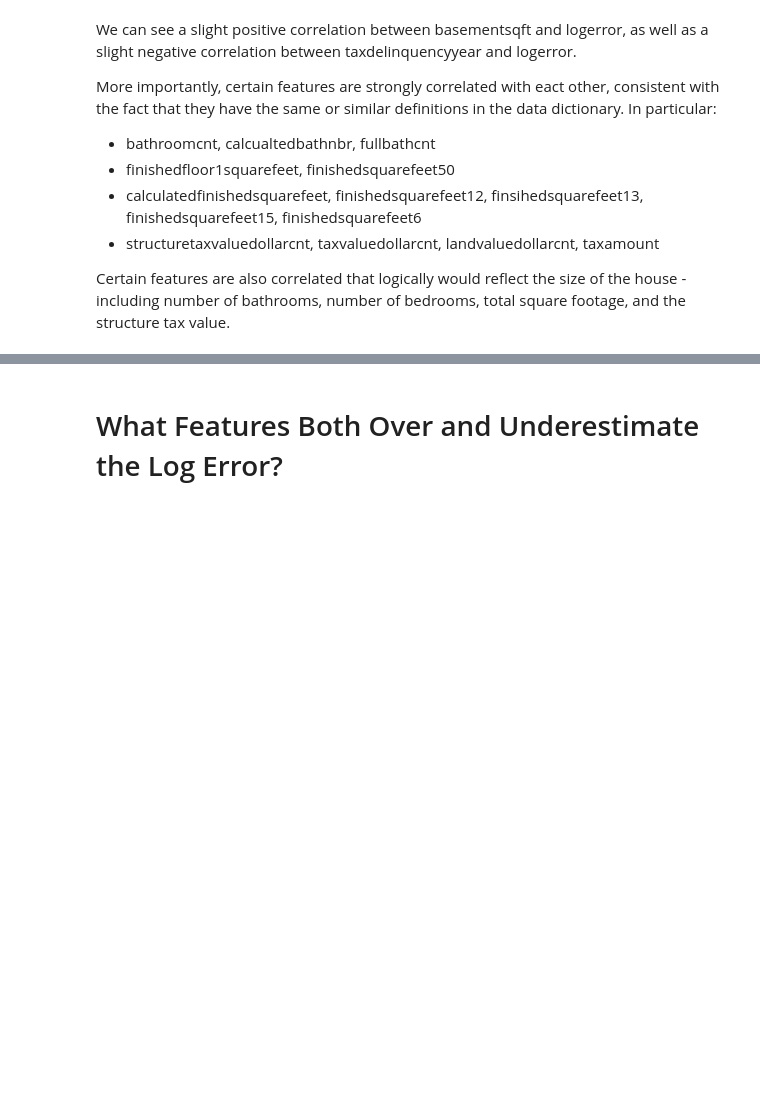
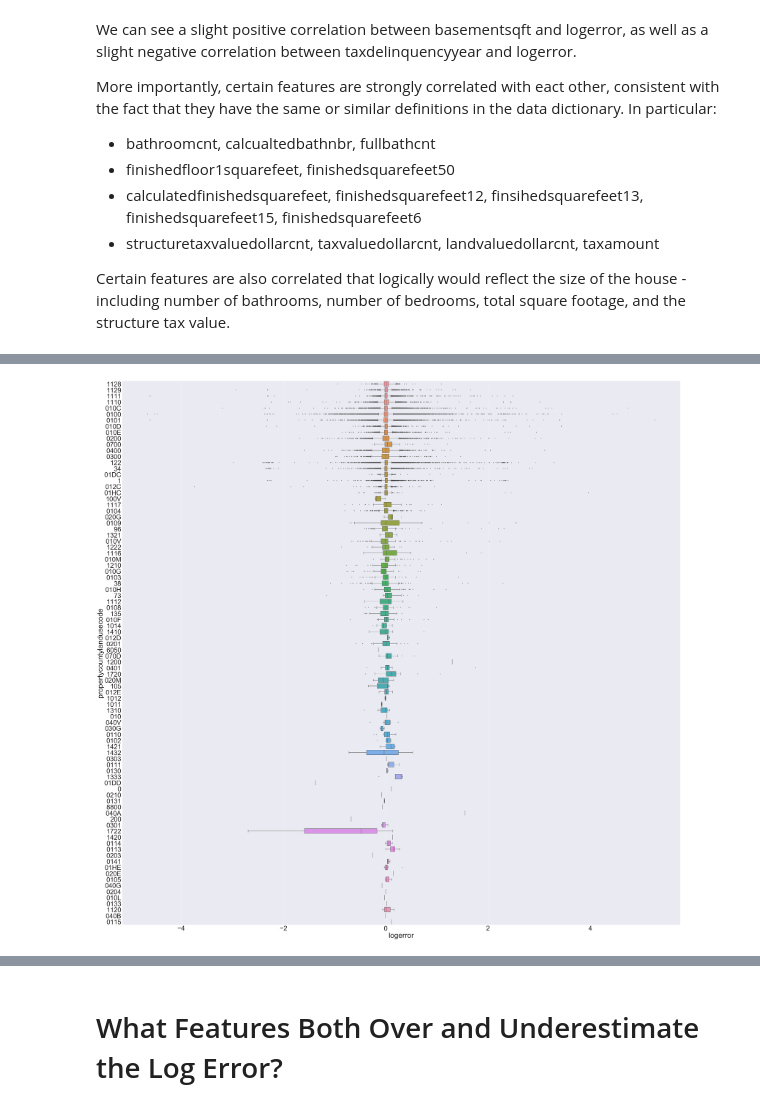
Before and after one commit to erstrong/INFO-7390-ADS-Fall-17-TeamNo., a Jupyter notebook: Mid-Term/Part 1 Exploratory Data Analysis.ipynb, the cells around one changed output, grey strips where cells are left out. Cells and saved outputs as stored; diff of their text form; code cells hidden in the pictures; blank space fills up the shorter version.

```diff
--- a/Mid-Term/Part 1 Exploratory Data Analysis.ipynb
+++ b/Mid-Term/Part 1 Exploratory Data Analysis.ipynb
@@ -312,0 +558,8 @@ plt.show()
+# %%
+plt.close('all')
+plt.figure(figsize=(75,75))
+sns.set(font_scale = 5)
+sns.boxplot(x='logerror', y='propertycountylandusecode', data=df_propertycountylandusecode)
+plt.show()
+# %% [output]
+[figure, added]
```
Also changed, not shown: parts of 45 cells of this notebook, 2 other files.
